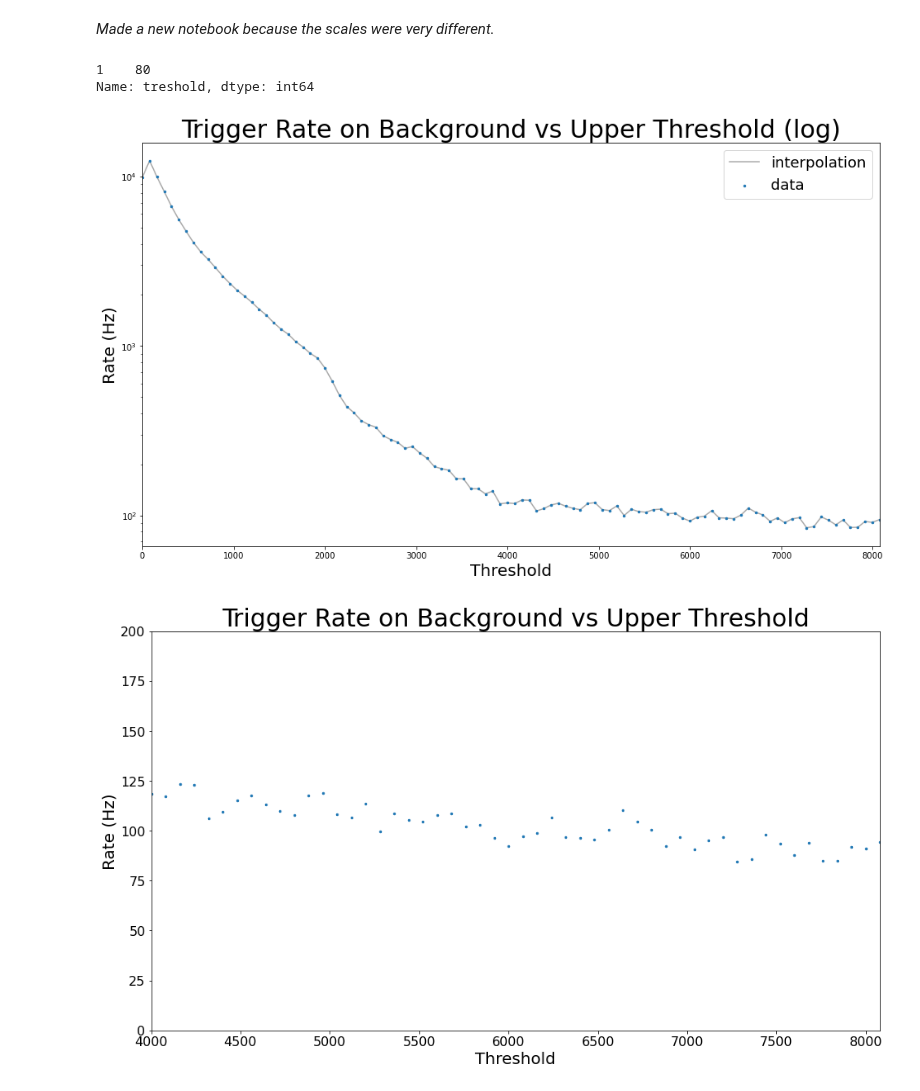
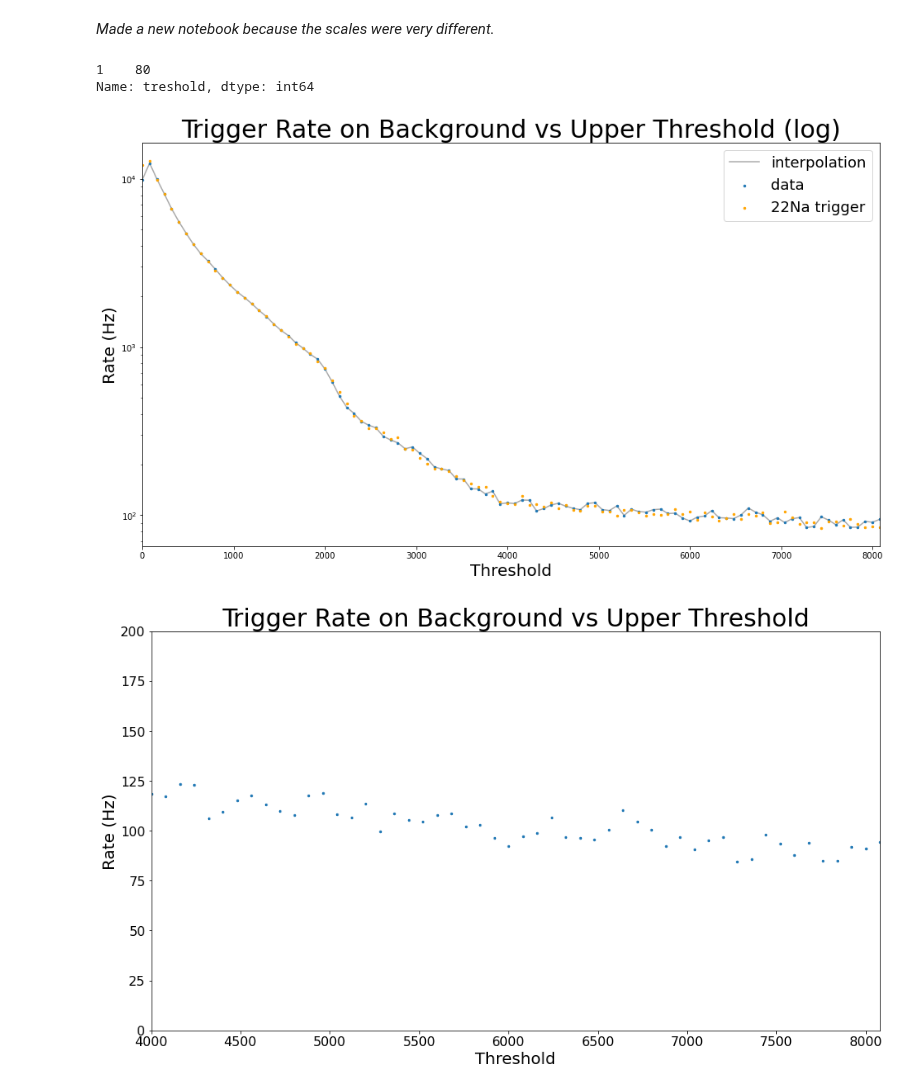
Before and after one commit to villano-lab/NaI_Array_Firmware, a Jupyter notebook: test_firmwares/UniversalTrigger0/FullScan_PlotRates.ipynb, the cells around one changed output. Saved outputs shown, nothing was run; the diff lists cells and outputs as text; code cells hidden in the pictures.

Commit message:
[ANV] updated data

```diff
--- a/test_firmwares/UniversalTrigger0/FullScan_PlotRates.ipynb
+++ b/test_firmwares/UniversalTrigger0/FullScan_PlotRates.ipynb
@@ -8,33 +8,36 @@ import lmfit as lm
 from scipy.stats import norm
 
 data = pd.read_csv("data/NaIscanrate_20220421_out.csv") #Change to match local file name/location
+data2 = pd.read_csv("data/NaIscanrate_20220422_out.csv") #Change to match local file name/location
 # %%
 plt.figure(figsize=(16,9))
 
 xdata = data.iloc[:,0]
 ydata = data.iloc[:,1]
+ydata2 = data2.iloc[:,1]
 
 plt.scatter(xdata,ydata,s=6,label="data")
 plt.plot(xdata,ydata,label="interpolation",zorder=0,color="#AAAAAA")
+plt.scatter(xdata,ydata2,s=6,label="22Na trigger",color="orange")
 #plt.axvline(8192,color="green",label="8192")
 
 plt.xlabel("Threshold",size=20)
 plt.ylabel("Rate (Hz)",size=20)
 plt.title("Trigger Rate on Background vs Upper Threshold (log)",size=30)
 plt.rc('xtick', labelsize=16) #fontsize of the x tick labels
 plt.rc('ytick', labelsize=16) #fontsize of the y tick labels
 plt.xlim(xdata.min(),xdata.max())
 #plt.ylim(0)
 plt.semilogy()
 
 print(data.iloc[:,0][ydata == ydata.max()])
 
 plt.legend(fontsize=18)
 plt.show()
 # %% [output]
 1    80
 Name: treshold, dtype: int64
-[figure, old version]
+[figure, new version]
 # %%
 plt.figure(figsize=(16,9))
 
```
Also changed, not shown: 1 other file.
